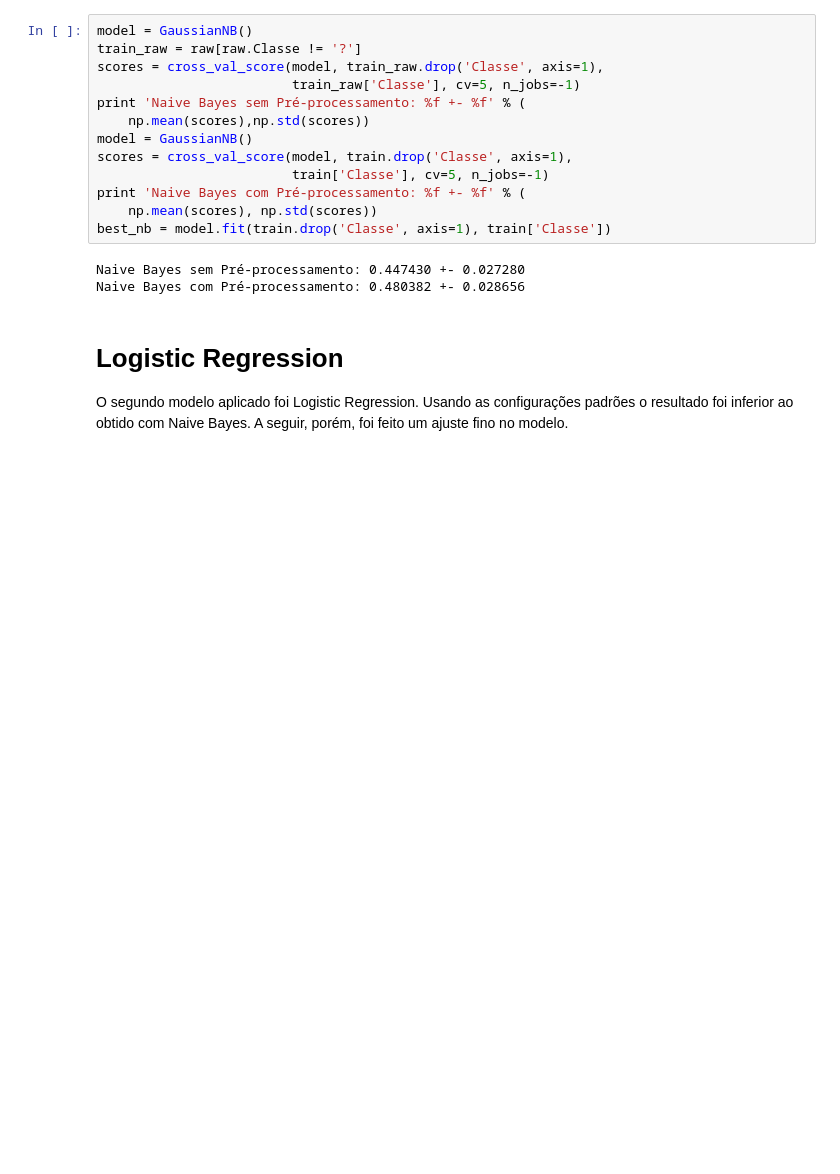
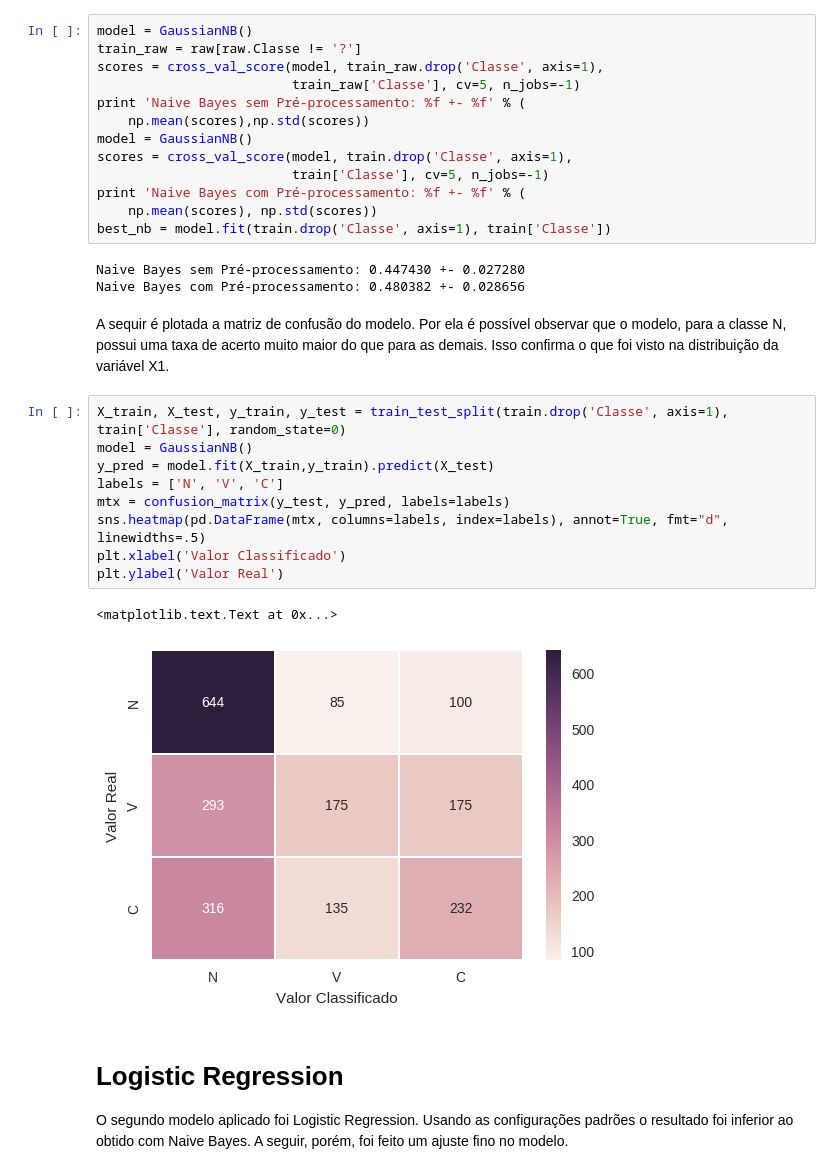
Before and after one commit to condereis/data-mining, a Jupyter notebook: notebooks/Classificacao.ipynb, the cells around one changed output. Drawn from its saved outputs; the diff is of its cells as text; blank space fills up the shorter version.

Commit message:
Matriz de confusão add

```diff
--- a/notebooks/Classificacao.ipynb
+++ b/notebooks/Classificacao.ipynb
@@ -205,6 +214,20 @@ best_nb = model.fit(train.drop('Classe', axis=1), train['Classe'])
 # %% [output]
 Naive Bayes sem Pré-processamento: 0.447430 +- 0.027280
 Naive Bayes com Pré-processamento: 0.480382 +- 0.028656
+# %% [markdown]
+A sequir é plotada a matriz de confusão do modelo. Por ela é possível observar que o modelo, para a classe N, possui uma taxa de acerto muito maior do que para as demais. Isso confirma o que foi visto na distribuição da variável X1.
+# %%
+X_train, X_test, y_train, y_test = train_test_split(train.drop('Classe', axis=1),  train['Classe'], random_state=0)
+model = GaussianNB()
+y_pred = model.fit(X_train,y_train).predict(X_test)
+labels = ['N', 'V', 'C']
+mtx = confusion_matrix(y_test, y_pred, labels=labels)
+sns.heatmap(pd.DataFrame(mtx, columns=labels, index=labels), annot=True, fmt="d", linewidths=.5)
+plt.xlabel('Valor Classificado')
+plt.ylabel('Valor Real')
+# %% [output]
+<matplotlib.text.Text at 0x...>
+[figure, added]
 # %% [markdown]
 # Logistic Regression
 
```
Also changed, not shown: parts of 11 cells of this notebook, 2 other files.
